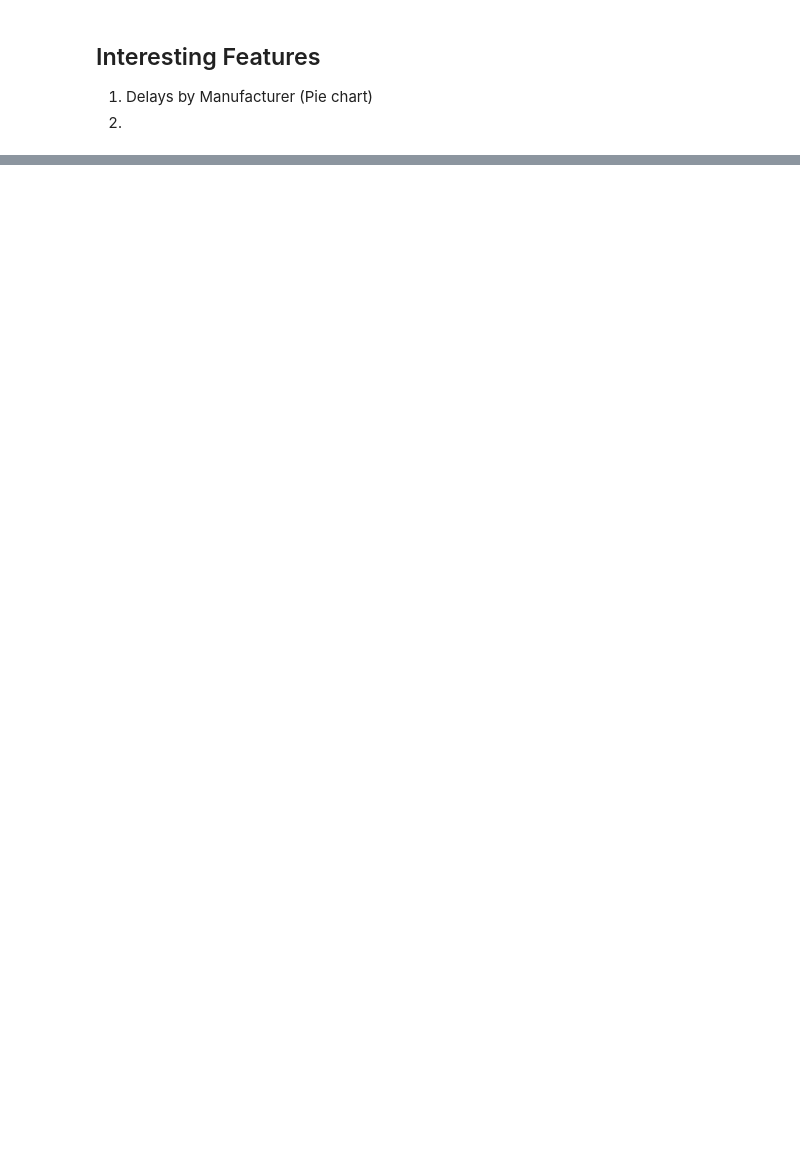
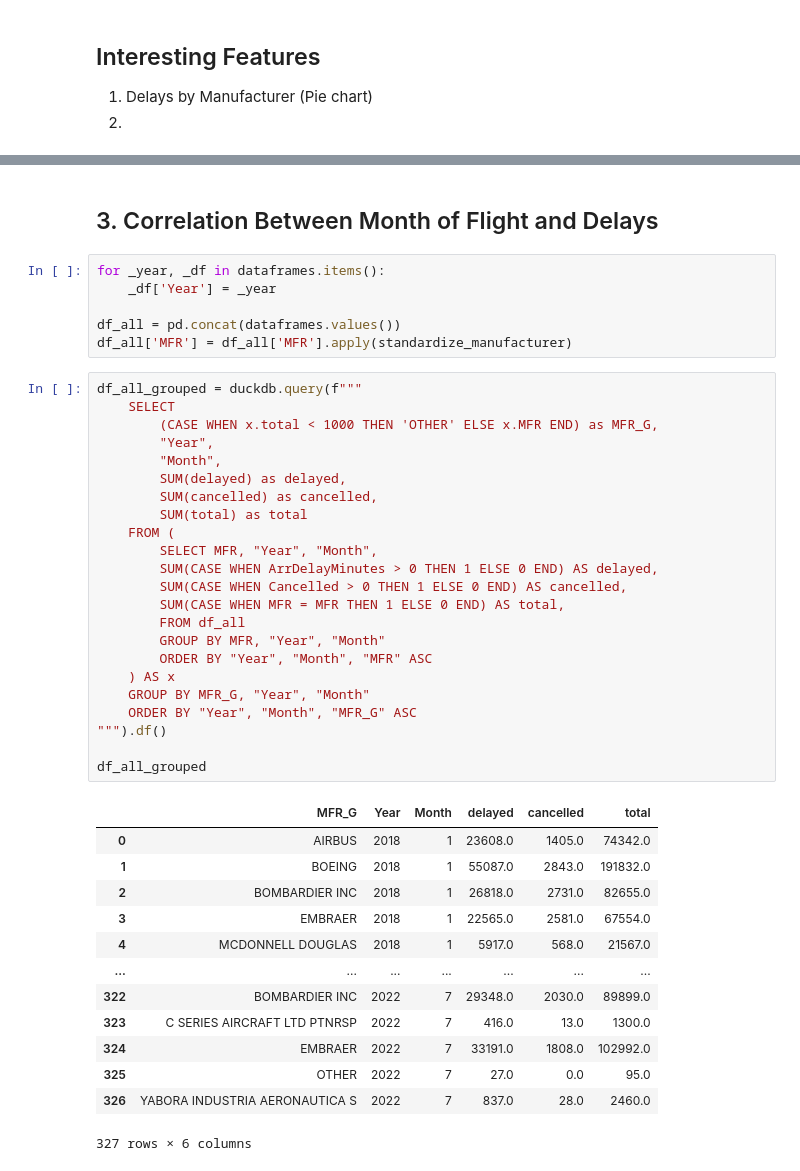
Before and after one commit to MKP157/CS4403Project, a Jupyter notebook: CS4403_A5_Matthew_Peterson.ipynb, the cells around one changed output, grey strips where cells are left out. Cells and saved outputs as stored; diff of their text form; blank space fills up the shorter version.

```diff
--- a/CS4403_A5_Matthew_Peterson.ipynb
+++ b/CS4403_A5_Matthew_Peterson.ipynb
@@ -166,0 +348,45 @@ YABORA INDUSTRIA AERONAUTICA S    4698.0
+# %% [markdown]
+## 3. Correlation Between Month of Flight and Delays
+# %%
+for _year, _df in dataframes.items():
+	_df['Year'] = _year
+
+df_all = pd.concat(dataframes.values())
+df_all['MFR'] = df_all['MFR'].apply(standardize_manufacturer)
+# %%
+df_all_grouped = duckdb.query(f"""
+	SELECT
+		(CASE WHEN x.total < 1000 THEN 'OTHER' ELSE x.MFR END) as MFR_G,
+		"Year",
+		"Month",
+		SUM(delayed) as delayed,
+		SUM(cancelled) as cancelled,
+		SUM(total) as total
+	FROM (
+		SELECT MFR, "Year", "Month",
+		SUM(CASE WHEN ArrDelayMinutes > 0 THEN 1 ELSE 0 END) AS delayed,
+		SUM(CASE WHEN Cancelled > 0 THEN 1 ELSE 0 END) AS cancelled,
+		SUM(CASE WHEN MFR = MFR THEN 1 ELSE 0 END) AS total,
+		FROM df_all
+		GROUP BY MFR, "Year", "Month"
+		ORDER BY "Year", "Month", "MFR" ASC
+	) AS x
+	GROUP BY MFR_G, "Year", "Month"
+	ORDER BY "Year", "Month", "MFR_G" ASC
+""").df()
+
+df_all_grouped
+# %% [output]
+|  | MFR_G | Year | Month | delayed | cancelled | total |
+| 0 | AIRBUS | 2018 | 1 | 23608.0 | 1405.0 | 74342.0 |
+| 1 | BOEING | 2018 | 1 | 55087.0 | 2843.0 | 191832.0 |
+| 2 | BOMBARDIER INC | 2018 | 1 | 26818.0 | 2731.0 | 82655.0 |
+| 3 | EMBRAER | 2018 | 1 | 22565.0 | 2581.0 | 67554.0 |
+| 4 | MCDONNELL DOUGLAS | 2018 | 1 | 5917.0 | 568.0 | 21567.0 |
+| ... | ... | ... | ... | ... | ... | ... |
+| 322 | BOMBARDIER INC | 2022 | 7 | 29348.0 | 2030.0 | 89899.0 |
+| 323 | C SERIES AIRCRAFT LTD PTNRSP | 2022 | 7 | 416.0 | 13.0 | 1300.0 |
+| 324 | EMBRAER | 2022 | 7 | 33191.0 | 1808.0 | 102992.0 |
+| 325 | OTHER | 2022 | 7 | 27.0 | 0.0 | 95.0 |
+| 326 | YABORA INDUSTRIA AERONAUTICA S | 2022 | 7 | 837.0 | 28.0 | 2460.0 |
+327 rows × 6 columns
```
Also changed, not shown: parts of 10 cells of this notebook, 9 other files.
